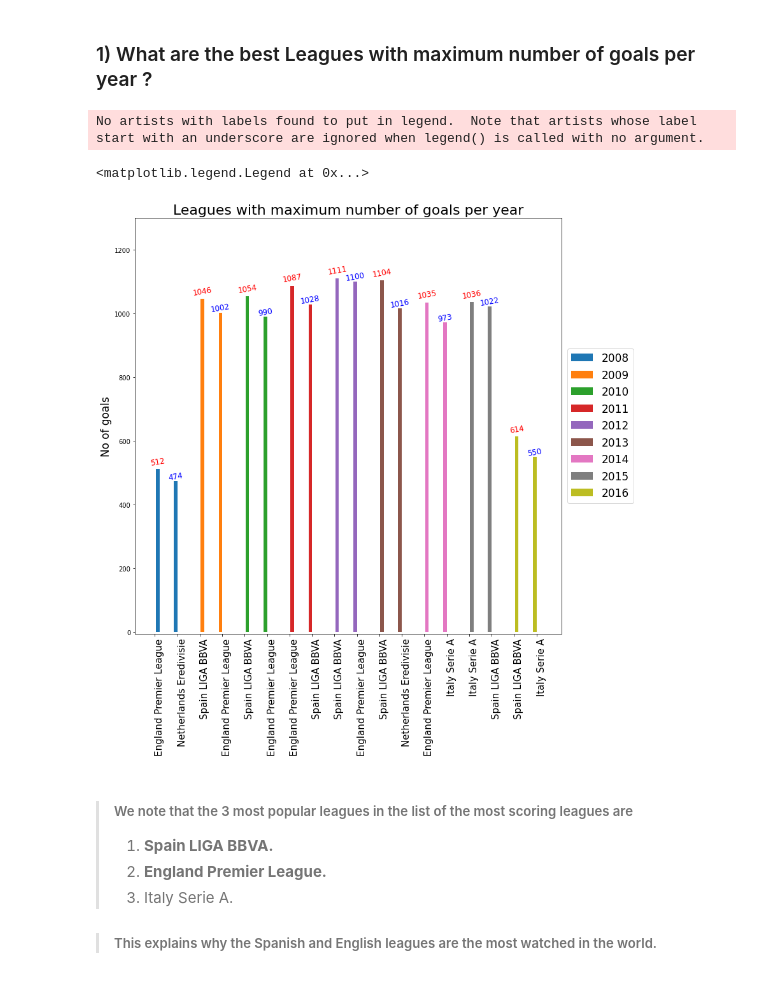
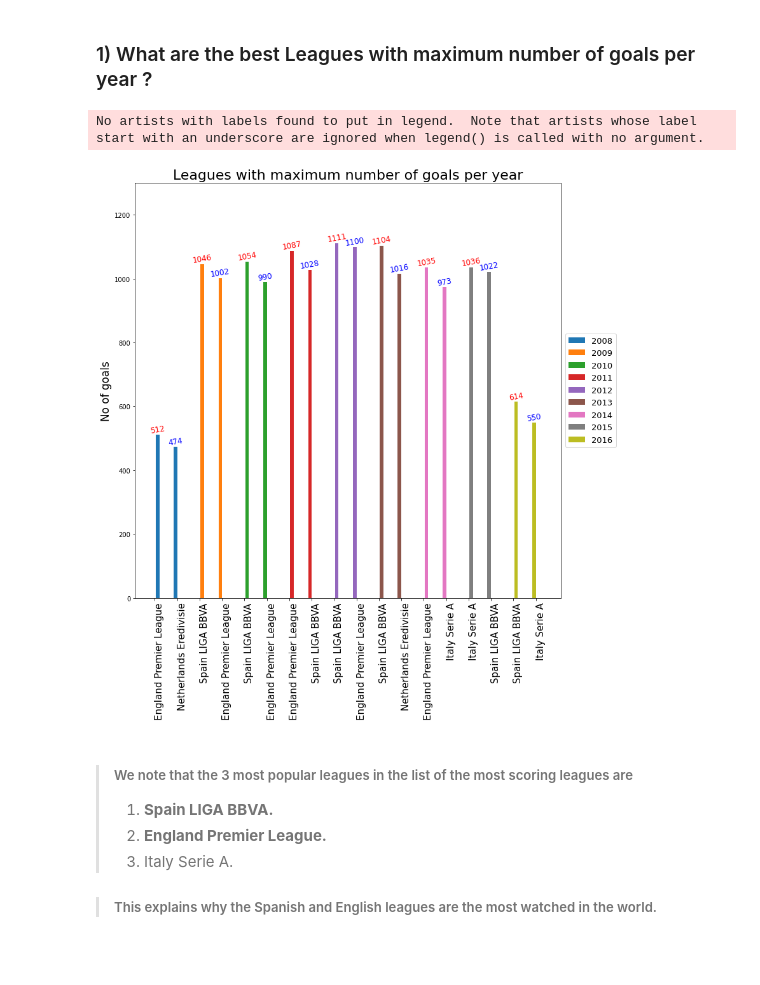
Before and after one commit to mo7amed7assan1911/European-Soccer-Data-Analysis, a Jupyter notebook: investigate-a-dataset-template.ipynb, the cells around one changed output. Saved outputs shown, nothing was run; the diff lists cells and outputs as text; code cells hidden in the pictures.

```diff
--- a/investigate-a-dataset-template.ipynb
+++ b/investigate-a-dataset-template.ipynb
@@ -848,49 +848,64 @@ Match_League_Country.head(1)
 # %% [markdown]
 ### 1) What are the best Leagues with maximum number of goals per year ?
 # %%
-leagus_total_goals = Match_League_Country.groupby(['Year', 'league_name']).sum()
-df = {}
-years = np.arange(2008, 2017)
+leagues_data = Match_League_Country.groupby(['Year', 'league_name'])
 
-# making a dicitonary saves the most 2 leagues has goals in each ear.
-for i in range(len(years)):
-    df[years[i]] = leagus_total_goals.query(f'Year == {years[i]}')['Total_goals'].nlargest(2)
+def leagues_plt(type, d=leagues_data):
+
+    # getting the data for the highest number of goals  OR   highest average goals per match
+    df = {}
+    if type == 'avg':
+        data = d.mean()
+    else:
+        data = d.sum()
+
+
+    years = np.arange(2008, 2017)
+    for i in range(len(years)):
+        df[years[i]] = data.query(f'Year == {years[i]}')['Total_goals'].nlargest(2)
 
 
 
-fig, ax = plt.subplots(figsize=(12, 12))
-x = 0
-# plotting bars
-for year in years:
-    plt.bar(np.arange(0, 8, 4) + x ,df[year].values)
+    fig, ax = plt.subplots(figsize=(12, 12))
+    x = 0
+    # plotting bars
+    for year in years:
+        plt.bar(np.arange(0, 8, 4) + x ,df[year].values)
 
-    # typing each maximum goal for each league
-    plt.text(0 + x, df[year].values[0] + 7 , df[year].values[0], ha='center', va='bottom' , fontsize=12,  color='r', rotation='10')
-    plt.text(4 + x, df[year].values[1] - 2  ,df[year].values[1], ha='center', va='bottom',fontsize=12, color='b', rotation='10')
+        # typing each maximum goal for each league
+        plt.text(0 + x, df[year].values[0] ,  round(df[year].values[0], 2), ha='center', va='bottom' , fontsize=12,  color='r', rotation='10')
+        plt.text(4 + x, df[year].values[1] ,  round(df[year].values[1], 2), ha='center', va='bottom',fontsize=12, color='b', rotation='10')
 
-    # splitting betweeen the years
-    x += 10
+        # splitting betweeen the years
+        x += 10
 
 
-# getting the names of the leagues to use it in plt.xlabels of plt.set_xticks.
-names = []
-for i in range(len(years)):
-    names.append(df[years[i]].index[0][1])
-    names.append(df[years[i]].index[1][1])
+    # getting the names of the leagues to use it in plt.xlabels of plt.set_xticks.
+    names = []
+    for i in range(len(years)):
+        names.append(df[years[i]].index[0][1])
+        names.append(df[years[i]].index[1][1])
 
-# typing on the x-axis
-ax.set_ylabel('No of goals', fontsize=17)
-ax.set_title('Leagues with maximum number of goals per year', fontsize=22)
-ax.set_xticks(np.arange(0, 180/2, 5) - 0.6  ,names, rotation=90,minor=False,ha='left', fontsize=15)
 
-ax.legend()
-plt.xlim(-5, 90)
-plt.ylim(-5, 1300)
-plt.legend(np.arange(2008, 2017), loc='center left', bbox_to_anchor=(1, 0.5), fontsize=13, prop={'size': 17})
+    ax.set_xticks(np.arange(0, 180/2, 5) - 0.6  ,names, rotation=90,minor=False,ha='left', fontsize=15)
+    ax.legend()
+    plt.xlim(-5, 90)
+    plt.legend(np.arange(2008, 2017), loc='center left', bbox_to_anchor=(1, 0.5), fontsize=13, prop={'size': 13})
+
+    if type == 'avg':
+        ax.set_ylabel('Avg goals / match', fontsize=17)
+        ax.set_title('Leagues with max avg goals per match in each year', fontsize=22)
+        plt.ylim(0, 4)
+    else:
+        ax.set_ylabel('No of goals', fontsize=17)
+        ax.set_title('Leagues with maximum number of goals per year', fontsize=22)
+        plt.ylim(0, 1300)
+
+
+leagues_plt('total_goals')
 # %% [output]
 No artists with labels found to put in legend.  Note that artists whose label start with an underscore are ignored when legend() is called with no argument.
-<matplotlib.legend.Legend at 0x...>
-[figure, old version]
+[figure, new version]
 # %% [markdown]
 > ##### We note that the 3 most popular leagues in the list of the most scoring leagues are
 > 1. **Spain LIGA BBVA.**
```
Also changed, not shown: parts of 6 cells of this notebook.
